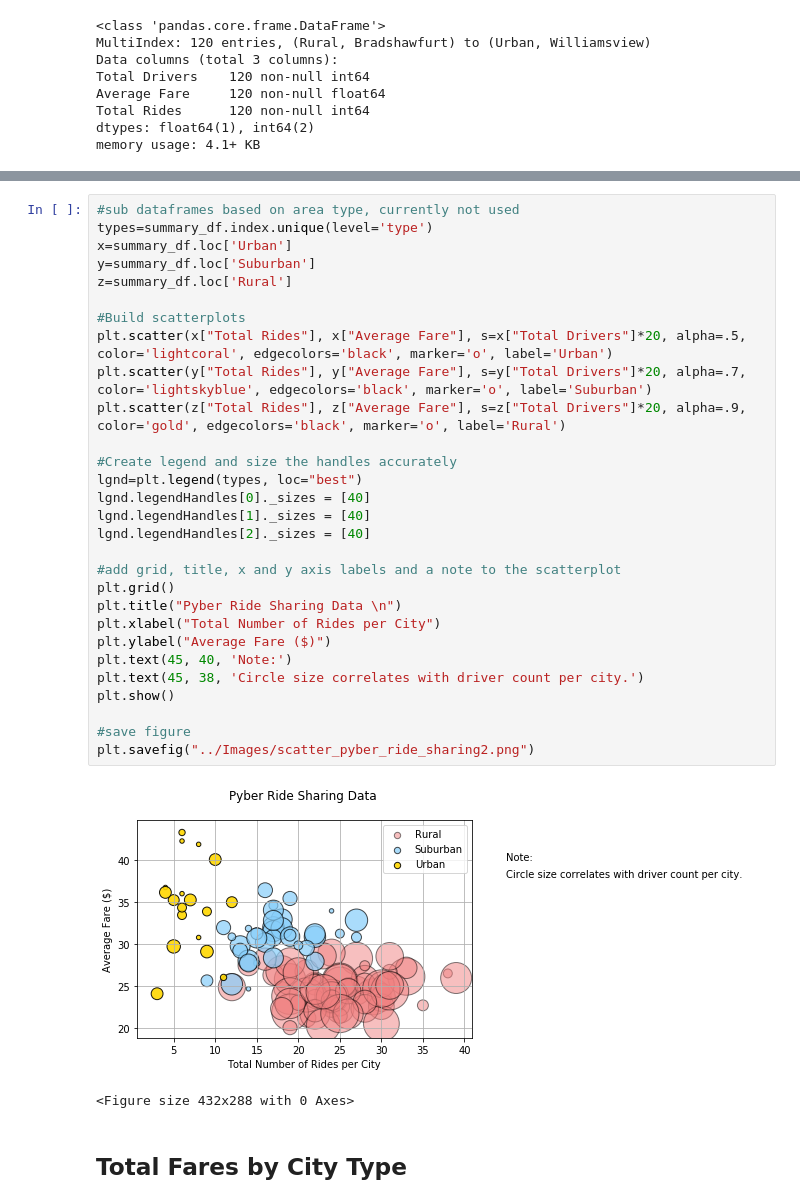
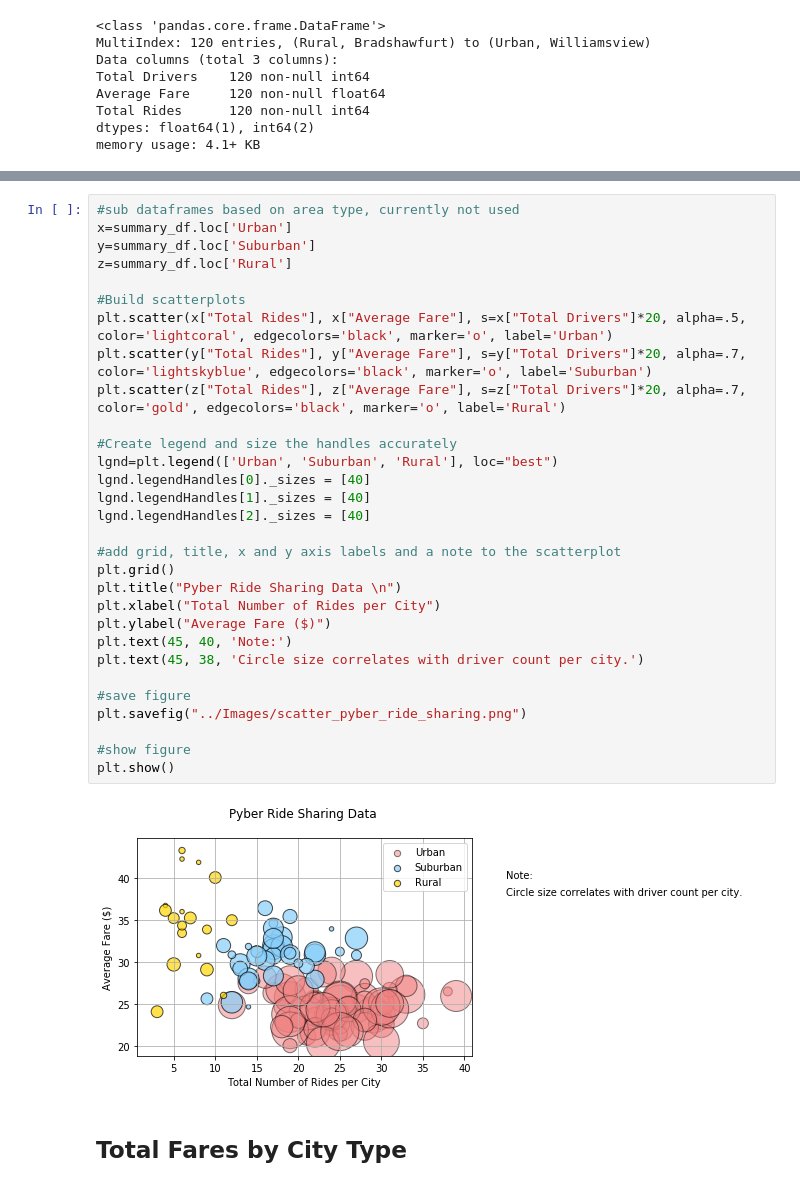
Before and after one commit to aeclaman/matplotlib, a Jupyter notebook: Pyber/pyber_starter.ipynb, the cells around one changed output, grey strips where cells are left out. Cells and saved outputs as stored; diff of their text form.

```diff
--- a/Pyber/pyber_starter.ipynb
+++ b/Pyber/pyber_starter.ipynb
@@ -83,35 +58,35 @@ plt.savefig("../Images/scatter_pyber_ride_sharing.png")
 # %%
 #sub dataframes based on area type, currently not used
-types=summary_df.index.unique(level='type')
 x=summary_df.loc['Urban']
 y=summary_df.loc['Suburban']
 z=summary_df.loc['Rural']
 
 #Build scatterplots
 plt.scatter(x["Total Rides"], x["Average Fare"], s=x["Total Drivers"]*20, alpha=.5, color='lightcoral', edgecolors='black', marker='o', label='Urban')
 plt.scatter(y["Total Rides"], y["Average Fare"], s=y["Total Drivers"]*20, alpha=.7, color='lightskyblue', edgecolors='black', marker='o', label='Suburban')
-plt.scatter(z["Total Rides"], z["Average Fare"], s=z["Total Drivers"]*20, alpha=.9, color='gold', edgecolors='black', marker='o', label='Rural')
+plt.scatter(z["Total Rides"], z["Average Fare"], s=z["Total Drivers"]*20, alpha=.7, color='gold', edgecolors='black', marker='o', label='Rural')
 
 #Create legend and size the handles accurately
-lgnd=plt.legend(types, loc="best")
+lgnd=plt.legend(['Urban', 'Suburban', 'Rural'], loc="best")
 lgnd.legendHandles[0]._sizes = [40]
 lgnd.legendHandles[1]._sizes = [40]
 lgnd.legendHandles[2]._sizes = [40]
 
 #add grid, title, x and y axis labels and a note to the scatterplot
 plt.grid()
 plt.title("Pyber Ride Sharing Data \n")
 plt.xlabel("Total Number of Rides per City")
 plt.ylabel("Average Fare ($)")
 plt.text(45, 40, 'Note:')
 plt.text(45, 38, 'Circle size correlates with driver count per city.')
-plt.show()
 
 #save figure
-plt.savefig("../Images/scatter_pyber_ride_sharing2.png")
+plt.savefig("../Images/scatter_pyber_ride_sharing.png")
+
+#show figure
+plt.show()
 # %% [output]
-[figure, old version]
+[figure, new version]
-<Figure size 432x288 with 0 Axes>
 # %% [markdown]
 ## Total Fares by City Type
 # %%
```
Also changed, not shown: parts of 6 cells of this notebook, 5 other files.
